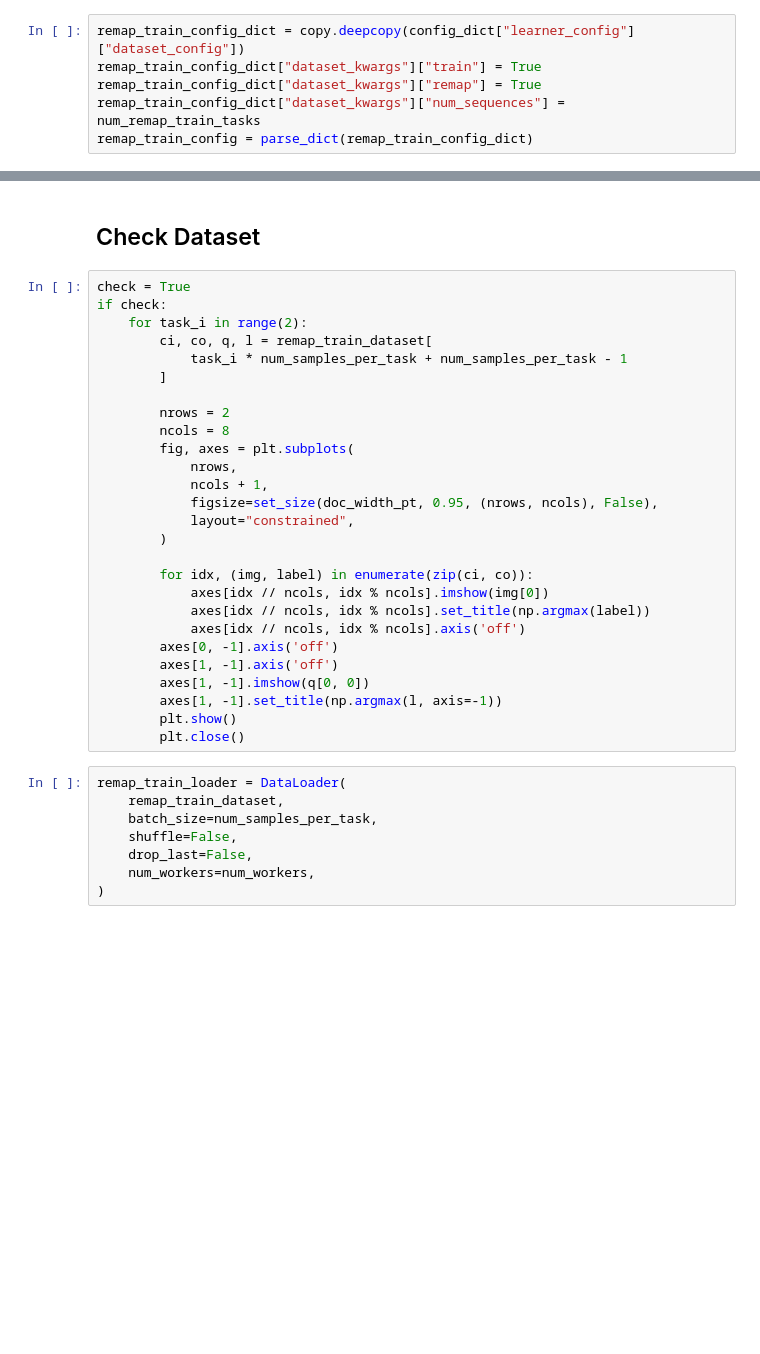
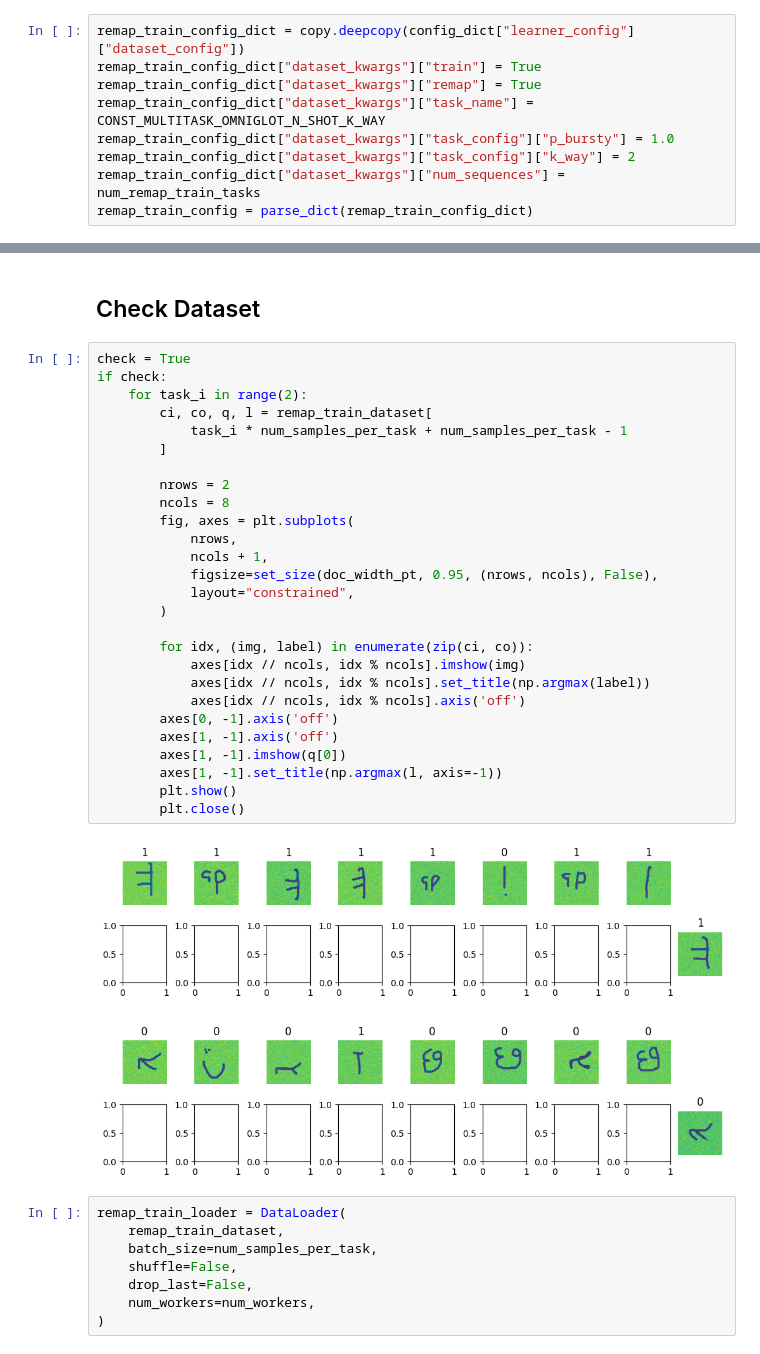
Before and after one commit to chanb/jaxl, a Jupyter notebook: scripts/icl/omniglot/evaluate_icl.ipynb, the cells around one changed output, grey strips where cells are left out. Saved outputs shown, nothing was run; the diff lists cells and outputs as text; blank space fills up the shorter version.

```diff
--- a/scripts/icl/omniglot/evaluate_icl.ipynb
+++ b/scripts/icl/omniglot/evaluate_icl.ipynb
@@ -343,6 +356,9 @@ remap_train_data_seed = 1000
 remap_train_config_dict = copy.deepcopy(config_dict["learner_config"]["dataset_config"])
 remap_train_config_dict["dataset_kwargs"]["train"] = True
 remap_train_config_dict["dataset_kwargs"]["remap"] = True
+remap_train_config_dict["dataset_kwargs"]["task_name"] = CONST_MULTITASK_OMNIGLOT_N_SHOT_K_WAY
+remap_train_config_dict["dataset_kwargs"]["task_config"]["p_bursty"] = 1.0
+remap_train_config_dict["dataset_kwargs"]["task_config"]["k_way"] = 2
 remap_train_config_dict["dataset_kwargs"]["num_sequences"] = num_remap_train_tasks
 remap_train_config = parse_dict(remap_train_config_dict)
 # %%
@@ -355,30 +374,33 @@ remap_train_dataset = get_dataset(
 # %%
 check = True
 if check:
     for task_i in range(2):
         ci, co, q, l = remap_train_dataset[
             task_i * num_samples_per_task + num_samples_per_task - 1
         ]
 
         nrows = 2
         ncols = 8
         fig, axes = plt.subplots(
             nrows,
             ncols + 1,
             figsize=set_size(doc_width_pt, 0.95, (nrows, ncols), False),
             layout="constrained",
         )
 
         for idx, (img, label) in enumerate(zip(ci, co)):
-            axes[idx // ncols, idx % ncols].imshow(img[0])
+            axes[idx // ncols, idx % ncols].imshow(img)
             axes[idx // ncols, idx % ncols].set_title(np.argmax(label))
             axes[idx // ncols, idx % ncols].axis('off')
         axes[0, -1].axis('off')
         axes[1, -1].axis('off')
-        axes[1, -1].imshow(q[0, 0])
+        axes[1, -1].imshow(q[0])
         axes[1, -1].set_title(np.argmax(l, axis=-1))
         plt.show()
         plt.close()
+# %% [output]
+[figure, added]
+[figure, added]
 # %%
 remap_train_loader = DataLoader(
     remap_train_dataset,
```
Also changed, not shown: parts of 27 cells of this notebook, 12 other files.
